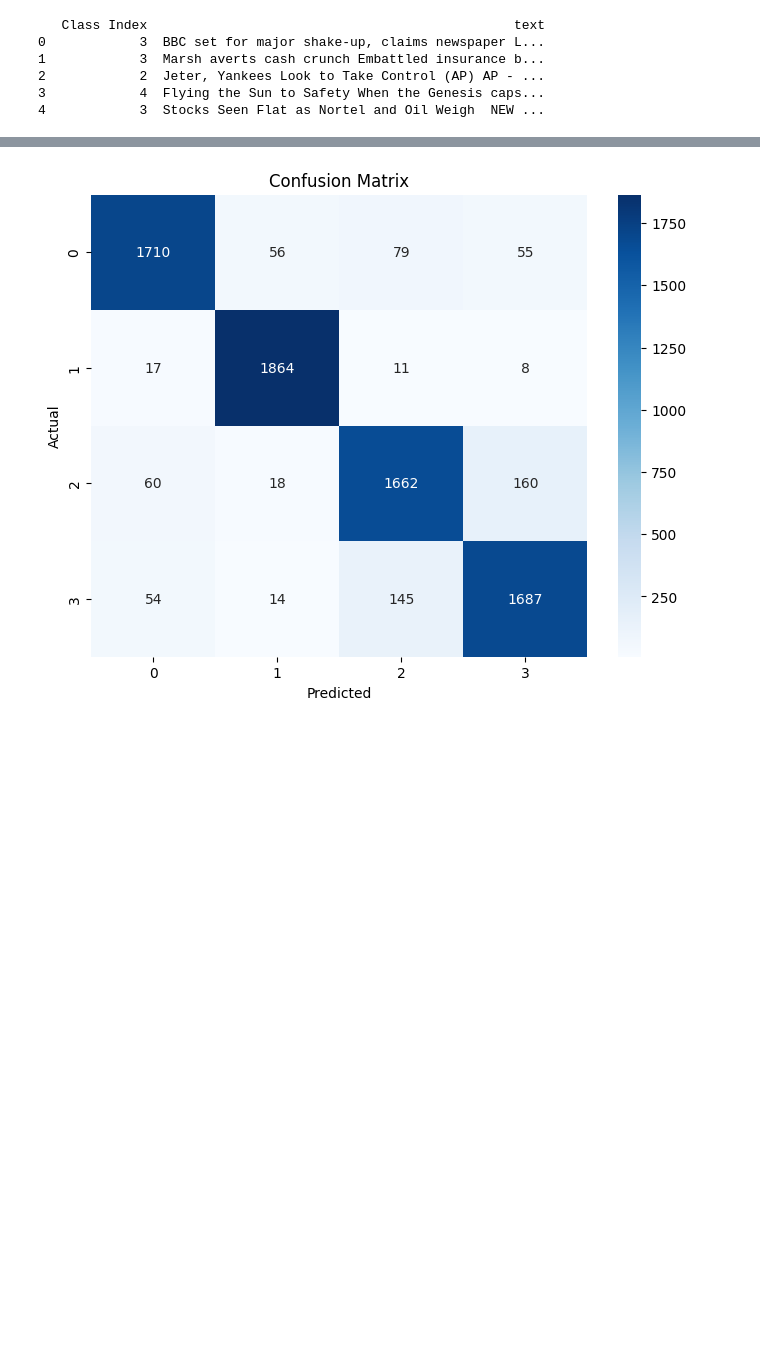
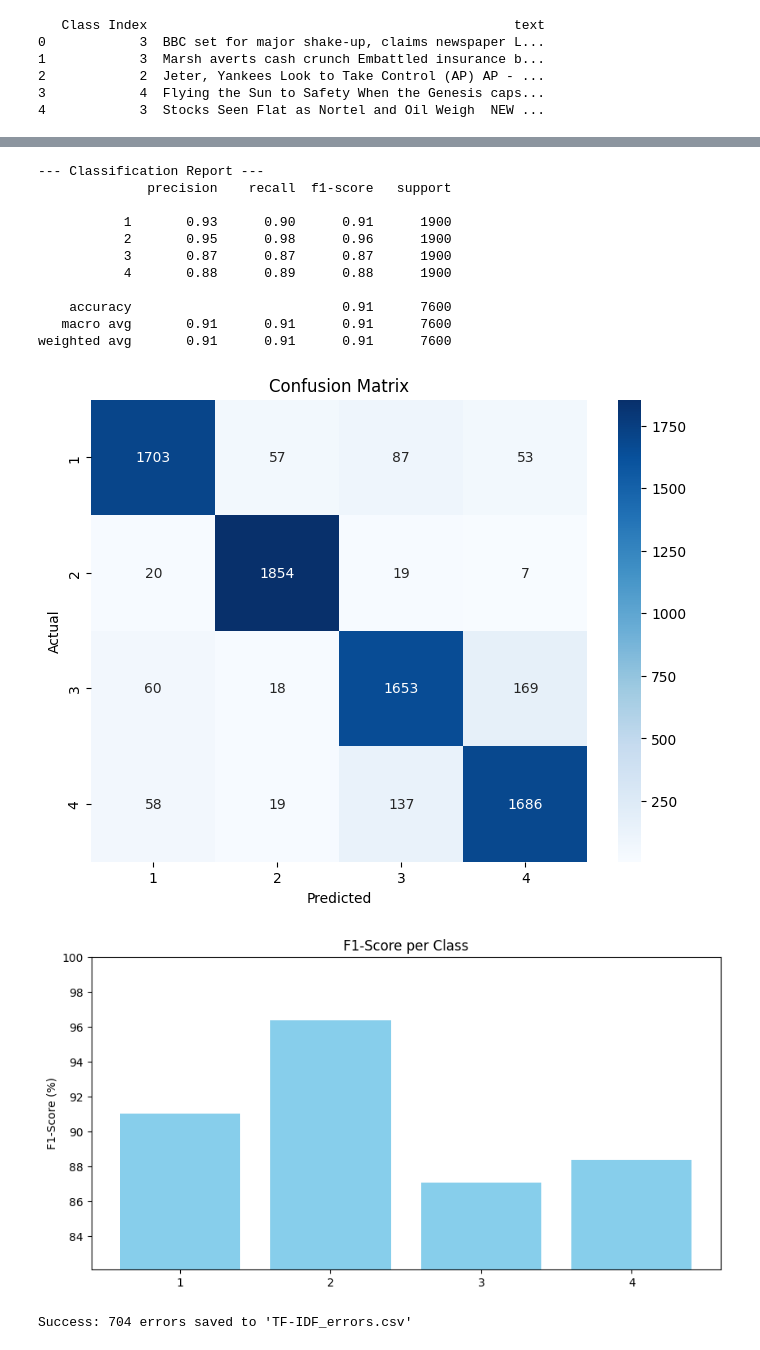
Before and after one commit to Tifa004/ML_Project, a Jupyter notebook: project.ipynb, the cells around one changed output, grey strips where cells are left out. Saved outputs shown, nothing was run; the diff lists cells and outputs as text; code cells hidden in the pictures; blank space fills up the shorter version.

Commit message:
Added Evaluator Class and implemented TFID + SVM improvements

```diff
--- a/project.ipynb
+++ b/project.ipynb
@@ -93,16 +228,31 @@ weighted avg       0.91      0.91      0.91      7600
-# %%
-from sklearn.metrics import confusion_matrix
-import seaborn as sns
-import matplotlib.pyplot as plt
-
-# Calculate the confusion matrix to find what confused the model
-cm = confusion_matrix(test["Class Index"], predictions)
-
-plt.figure(figsize=(8, 6))
-sns.heatmap(cm, annot=True, fmt="d", cmap="Blues")
-plt.xlabel("Predicted")
-plt.ylabel("Actual")
-plt.title("Confusion Matrix")
-plt.show()
-# %% [output]
-[figure, removed]
+# %%
+# 1. Generate predictions
+tfidf_preds = pipeline.predict(test["text"])
+tfidf_labels = test["Class Index"]
+
+# 2. Initialize the evaluator
+evaluator = ModelEvaluator(
+    y_true=tfidf_labels,
+    y_pred=tfidf_preds,
+)
+
+# 3. Call the methods
+evaluator.show_report()
+evaluator.plot_confusion_matrix()
+evaluator.plot_f1_scores()
+evaluator.save_errors(texts=test["text"],filename="TF-IDF_errors.csv")
+# %% [output]
+--- Classification Report ---
+              precision    recall  f1-score   support
+
+           1       0.93      0.90      0.91      1900
+           2       0.95      0.98      0.96      1900
+           3       0.87      0.87      0.87      1900
+           4       0.88      0.89      0.88      1900
+
+    accuracy                           0.91      7600
+   macro avg       0.91      0.91      0.91      7600
+weighted avg       0.91      0.91      0.91      7600
+[figure, added]
+[figure, added]
+Success: 704 errors saved to 'TF-IDF_errors.csv'
```
Also changed, not shown: parts of 6 cells of this notebook.
